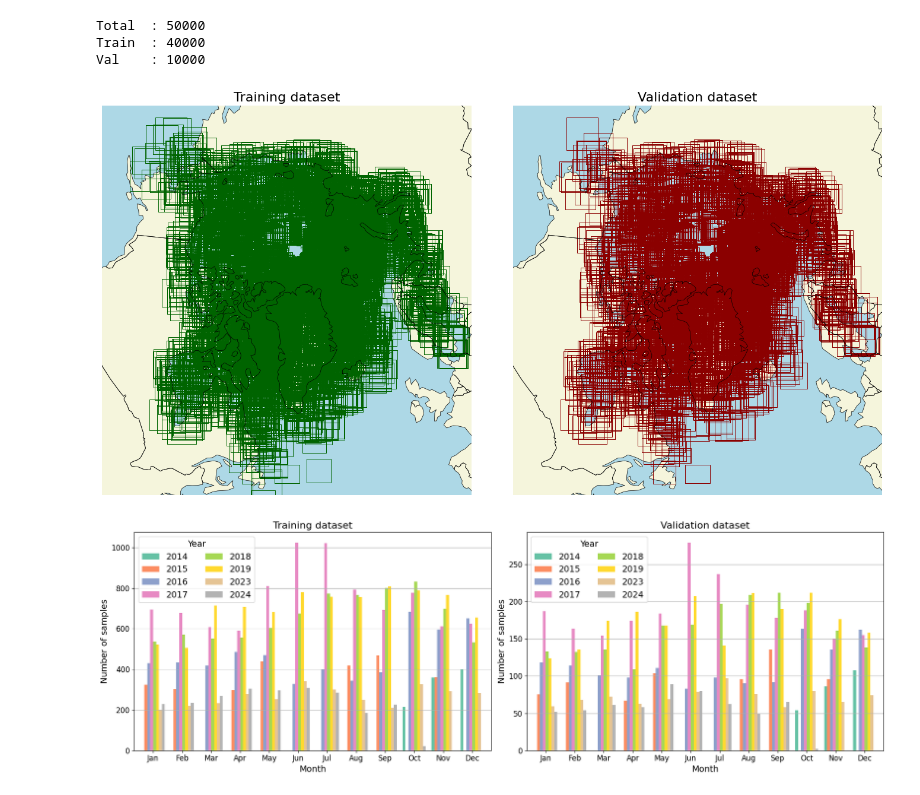
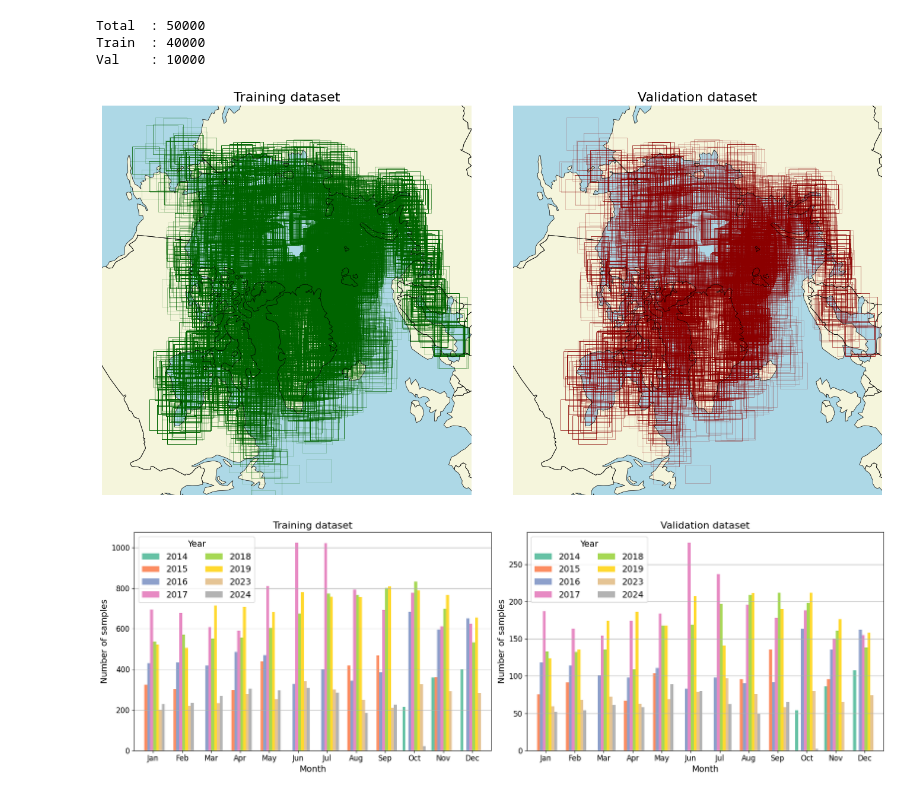
Before and after one commit to NinnaL/Master-thesis---Super-resolution-sea-ice-concentration-using-generative-AI, a Jupyter notebook: Code/data_explorer.ipynb, the cells around one changed output. Saved outputs shown, nothing was run; the diff lists cells and outputs as text; code cells hidden in the pictures.

Commit message:
presentation plots

```diff
--- a/Code/data_explorer.ipynb
+++ b/Code/data_explorer.ipynb
@@ -244,35 +246,35 @@ fig, axes = plt.subplots(1, 2, figsize=(14, 7))
 for ax, dfs, title, color in zip(
     axes,
     [df_train, df_val],
     ['Training dataset', 'Validation dataset'],
     ['darkgreen', 'darkred'],
 ):
     gdf = gpd.GeoDataFrame(
         dfs.copy(),
         geometry=dfs['bbox'].apply(lambda s: box(*ast.literal_eval(s))),
         crs='EPSG:3411',
     )
 
     ax.set_facecolor('lightblue')
     world.to_crs(epsg=3411).plot(ax=ax, color='beige')
     world.boundary.to_crs(epsg=3411).plot(ax=ax, color='black', linewidth=0.5, zorder=3)
-    gdf.boundary.to_crs(epsg=3411).plot(ax=ax, color=color, linewidth=0.7, zorder=2)
+    gdf.boundary.to_crs(epsg=3411).plot(ax=ax, color=color, linewidth=0.7, alpha=0.2, zorder=2)
 
     ax.set_xlim(-4e6, 3.6e6)
     ax.set_ylim(-5e6, 3e6)
     ax.set_title(f'{title}', fontsize=16)
     # ax.set_xlabel('x [m]')
     # ax.set_ylabel('y [m]')
     ax.set_xticks([])
     ax.set_yticks([])
     for spine in ax.spines.values():
         spine.set_visible(False)
 # plt.suptitle('Spatial coverage of training and validation scenes', fontsize=13)
 plt.tight_layout()
 plt.savefig('/dmidata/users/nili/Master/Master-thesis---Super-resolution-sea-ice-concentration-using-generative-AI/figures/data/spatial_coverage.png', dpi=300, bbox_inches='tight')
 plt.show()
 # %% [output]
-[figure, old version]
+[figure, new version]
 # %%
 # Sample counts per month and year
 # seasonal and temporal coverage check
```
Also changed, not shown: parts of 1 cell of this notebook, 47 other files.
